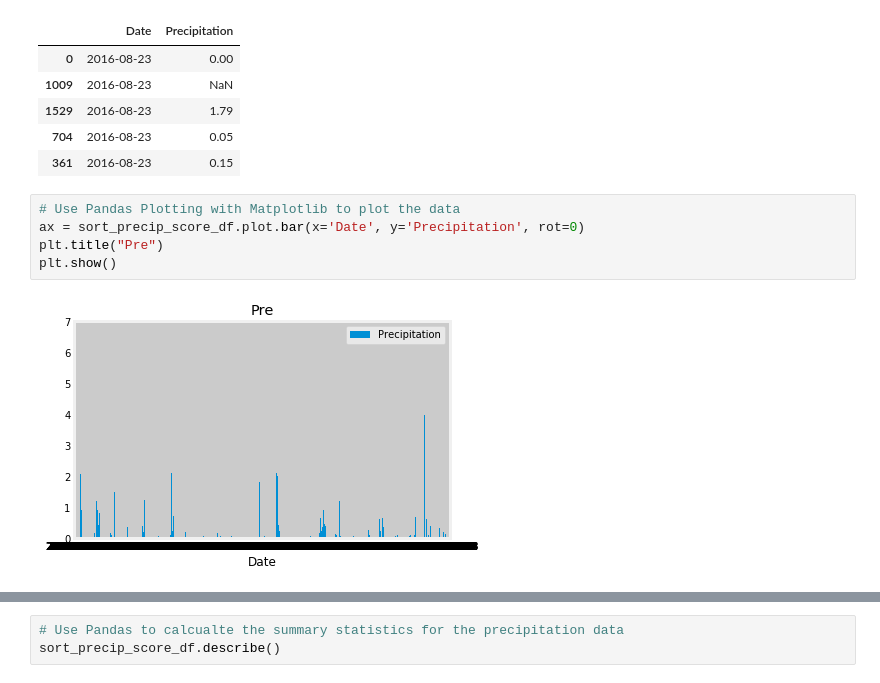
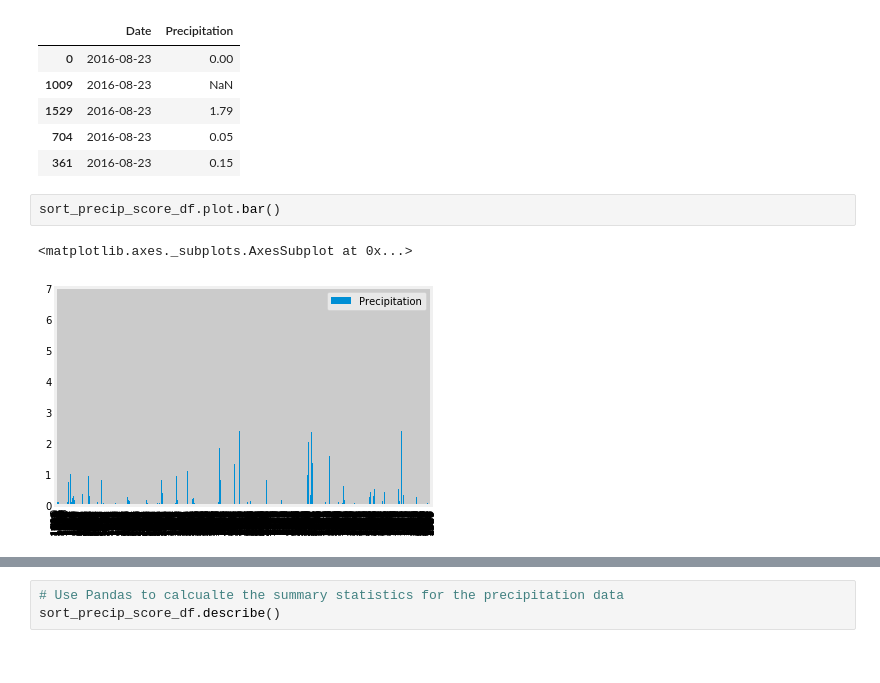
Before and after one commit to shaunclarke2333/Data-Storage-and-Retrieval, a Jupyter notebook: climate_starter.ipynb, the cells around one changed output, grey strips where cells are left out. Cells and saved outputs as stored; diff of their text form.

```diff
--- a/climate_starter.ipynb
+++ b/climate_starter.ipynb
@@ -124,10 +124,8 @@ sort_precip_score_df.head()
 | 1529 | 2016-08-23 | 1.79 |
 | 704 | 2016-08-23 | 0.05 |
 | 361 | 2016-08-23 | 0.15 |
-# %%
-# Use Pandas Plotting with Matplotlib to plot the data
-ax = sort_precip_score_df.plot.bar(x='Date', y='Precipitation', rot=0)
-plt.title("Pre")
-plt.show()
-# %% [output]
-[figure, removed]
+# %%
+sort_precip_score_df.plot.bar()
+# %% [output]
+<matplotlib.axes._subplots.AxesSubplot at 0x...>
+[figure, added]
```
Also changed, not shown: parts of 3 cells of this notebook, 2 other files.
